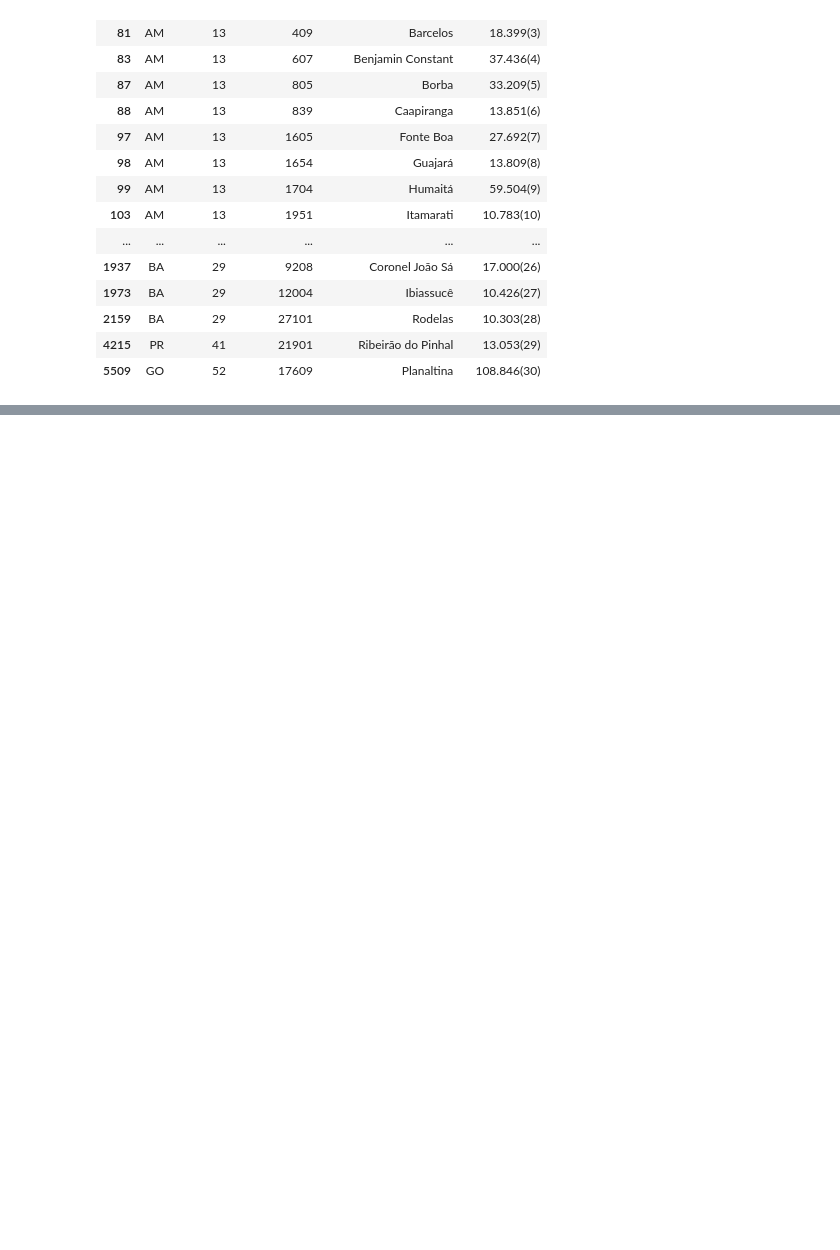
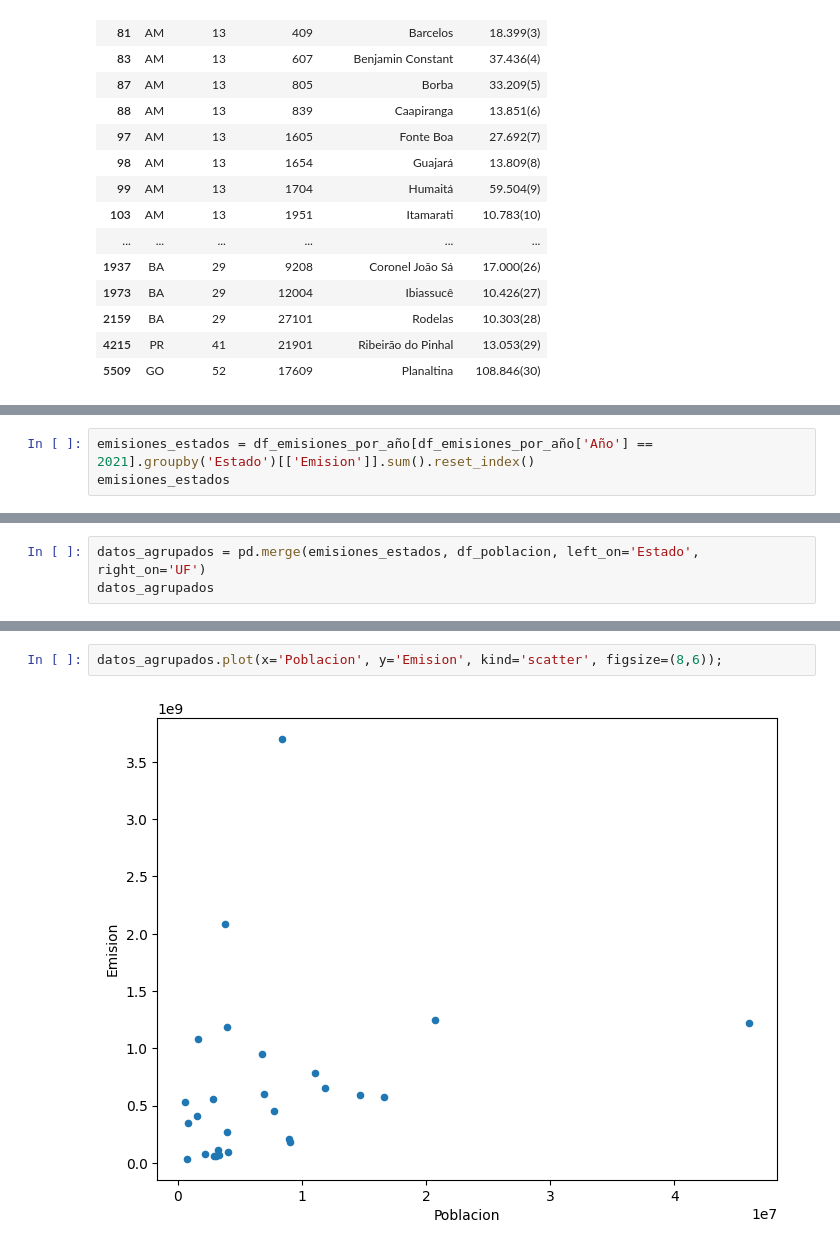
Before and after one commit to LejImkoaj/pandas_seleccionar_agrupar_datos, a Jupyter notebook: seleccion_agrupacion_de_datos.ipynb, the cells around one changed output, grey strips where cells are left out. Cells and saved outputs as stored; diff of their text form; blank space fills up the shorter version.

Commit message:
usando el metodo merge()

```diff
--- a/seleccion_agrupacion_de_datos.ipynb
+++ b/seleccion_agrupacion_de_datos.ipynb
@@ -1029,0 +1020,3 @@ Notamos que la informacion de la poblacion no estaba agregada, por lo que sera n
+# %%
+emisiones_estados = df_emisiones_por_año[df_emisiones_por_año['Año'] == 2021].groupby('Estado')[['Emision']].sum().reset_index()
+emisiones_estados
@@ -1029,0 +1043,3 @@ Notamos que la informacion de la poblacion no estaba agregada, por lo que sera n
+# %%
+datos_agrupados = pd.merge(emisiones_estados, df_poblacion, left_on='Estado', right_on='UF')
+datos_agrupados
@@ -1029,0 +1064,4 @@ Notamos que la informacion de la poblacion no estaba agregada, por lo que sera n
+# %%
+datos_agrupados.plot(x='Poblacion', y='Emision', kind='scatter', figsize=(8,6));
+# %% [output]
+[figure, added]
```
Also changed, not shown: parts of 13 cells of this notebook.
